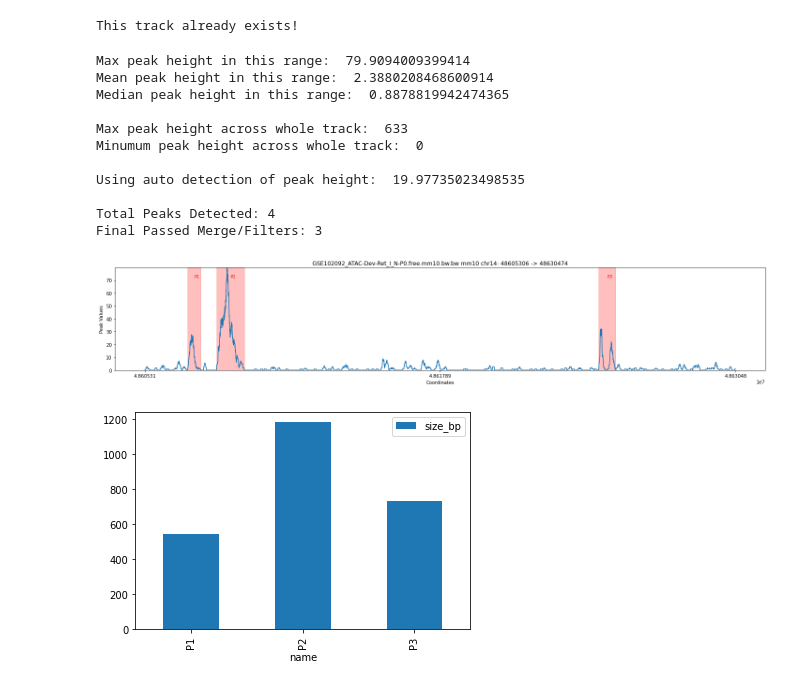
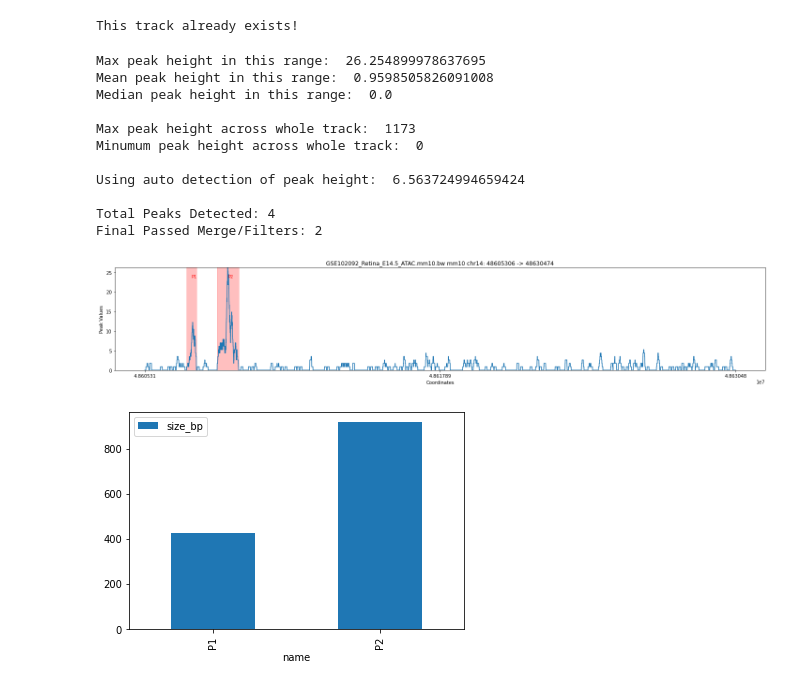
Before and after one commit to MLKaufman/py-enhancer-scanner, a Jupyter notebook: ExampleEnhancerScanNotebook.ipynb, the cells around one changed output. Cells and saved outputs as stored; diff of their text form; code cells hidden in the pictures.

```diff
--- a/ExampleEnhancerScanNotebook.ipynb
+++ b/ExampleEnhancerScanNotebook.ipynb
@@ -37,23 +40,23 @@ scanner.download_tracks(1)
 # %% [output]
 This track already exists!
 # %%
-scanner.load_track('GSE102092_ATAC-Dev-Ret_I_N-P0.free.mm10.bw.bw', 'mm10')
+scanner.load_track('GSE102092_Retina_E14.5_ATAC.mm10.bw', 'mm10')
 scanner.enhancer_scanner('chr14:48,605,306-48,630,475')
 scanner.plot_detected_enhancers()
 # %% [output]
-Max peak height in this range:  79.9094009399414
-Mean peak height in this range:  2.3880208468600914
-Median peak height in this range:  0.8878819942474365
+Max peak height in this range:  26.254899978637695
+Mean peak height in this range:  0.9598505826091008
+Median peak height in this range:  0.0
 
-Max peak height across whole track:  633
+Max peak height across whole track:  1173
 Minumum peak height across whole track:  0
 
-Using auto detection of peak height:  19.97735023498535
+Using auto detection of peak height:  6.563724994659424
 
 Total Peaks Detected: 4
-Final Passed Merge/Filters: 3
+Final Passed Merge/Filters: 2
-[figure, old version]
+[figure, new version]
 # %%
 scanner.plot_detected_size()
 # %% [output]
-[figure, old version]
+[figure, new version]
```
Also changed, not shown: parts of 9 cells of this notebook.
